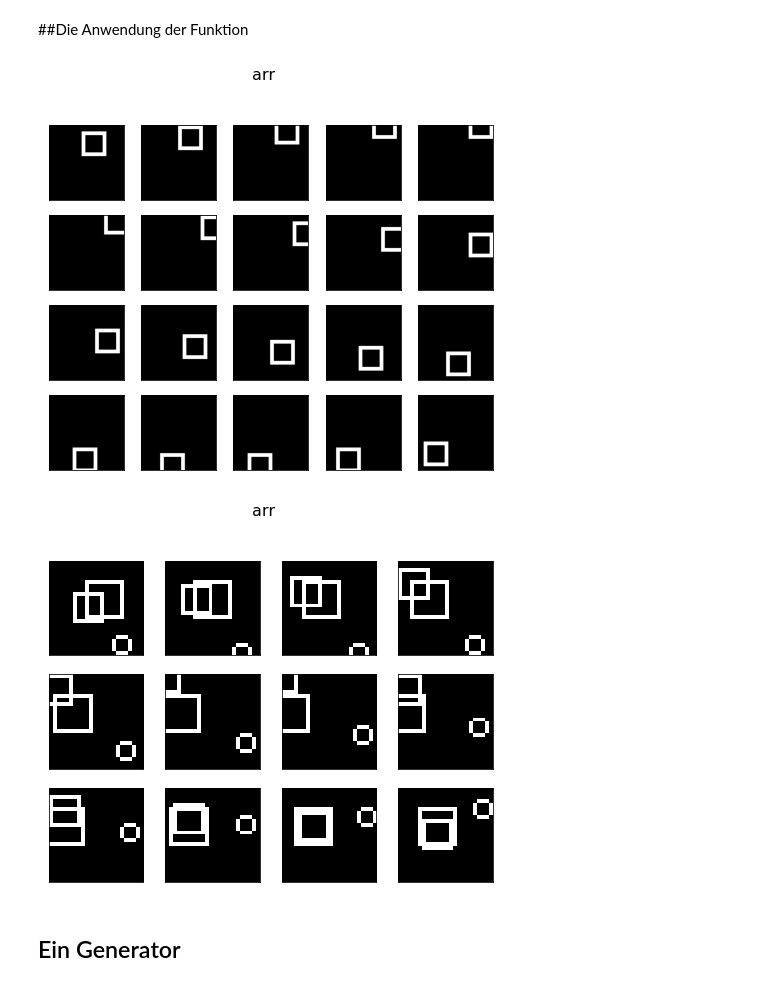
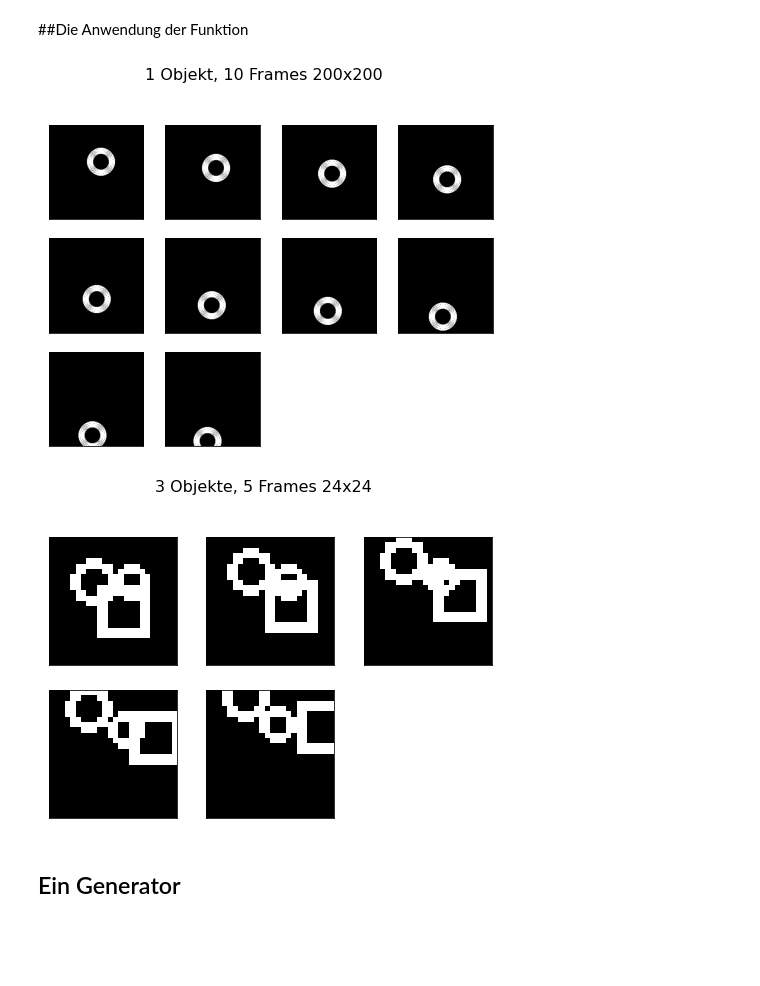
Before and after one commit to MaschinenNah/FramePred2021, a Jupyter notebook: FramePred2021_01_moving_objects.ipynb, the cells around one changed output. Saved outputs shown, nothing was run; the diff lists cells and outputs as text; code cells hidden in the pictures; blank space fills up the shorter version.

```diff
--- a/FramePred2021_01_moving_objects.ipynb
+++ b/FramePred2021_01_moving_objects.ipynb
@@ -86,35 +86,37 @@ def write_moving_object_into(arr):
       ypos = ypos_new
 
     if renderer == 0:
-      for j in range(0, round(frame_size/20)):
+      for j in range(0, round(frame_size/15)):
         # Hier findet das Malen statt:
         y, x = draw.circle_perimeter(round(xpos), round(ypos), round(r-j), shape=(frame_size, frame_size))
+        # y, x = draw.circle(round(xpos), round(ypos), round(r-j), shape=(frame_size, frame_size))
         arr[i, y, x] = 1
 
     elif renderer == 1:
-      for j in range(0, round(frame_size/20)):
+      for j in range(0, round(frame_size/15)):
         # Hier findet das Malen statt:
         y, x = draw.rectangle_perimeter((round(xpos)-r+j, round(ypos)-r+j), extent=(2*r-2*j, 2*r-2*j), shape=(frame_size, frame_size))
+        # y, x = draw.rectangle((round(xpos)-r+j, round(ypos)-r+j), extent=(2*r-2*j, 2*r-2*j), shape=(frame_size, frame_size))
         y = y.astype("uint8")
         x = x.astype("uint8")
         arr[i, y, x] = 1
 # %% [markdown]
 ##Die Anwendung der Funktion
 # %%
-# Hier bauen wir eine Sequenz aus 20 Frames, 200 x 200 Pixel mit einem Objekt:
-arr = np.zeros((20, 200, 200))
+# Hier bauen wir eine Sequenz aus 10 Frames, 200 x 200 Pixel mit einem Objekt:
+arr = np.zeros((10, 200, 200))
 write_moving_object_into(arr)
-show.show_images_from_np_array(arr, "arr")
+show.show_images_from_np_array(arr, "1 Objekt, 10 Frames 200x200")
 
-# Und eine Sequenz aus 12 Frames, 24 x 24:
-arr = np.zeros((12, 24, 24))
+# Und eine Sequenz aus 5 Frames, 24 x 24:
+arr = np.zeros((5, 24, 24))
 write_moving_object_into(arr)
 write_moving_object_into(arr)
 write_moving_object_into(arr)
-show.show_images_from_np_array(arr, "arr")
+show.show_images_from_np_array(arr, "3 Objekte, 5 Frames 24x24")
 # %% [output]
-[figure, old version]
+[figure, new version]
-[figure, old version]
+[figure, new version]
 # %% [markdown]
 ## Ein Generator
 # %%
```
Also changed, not shown: parts of 9 cells of this notebook.
